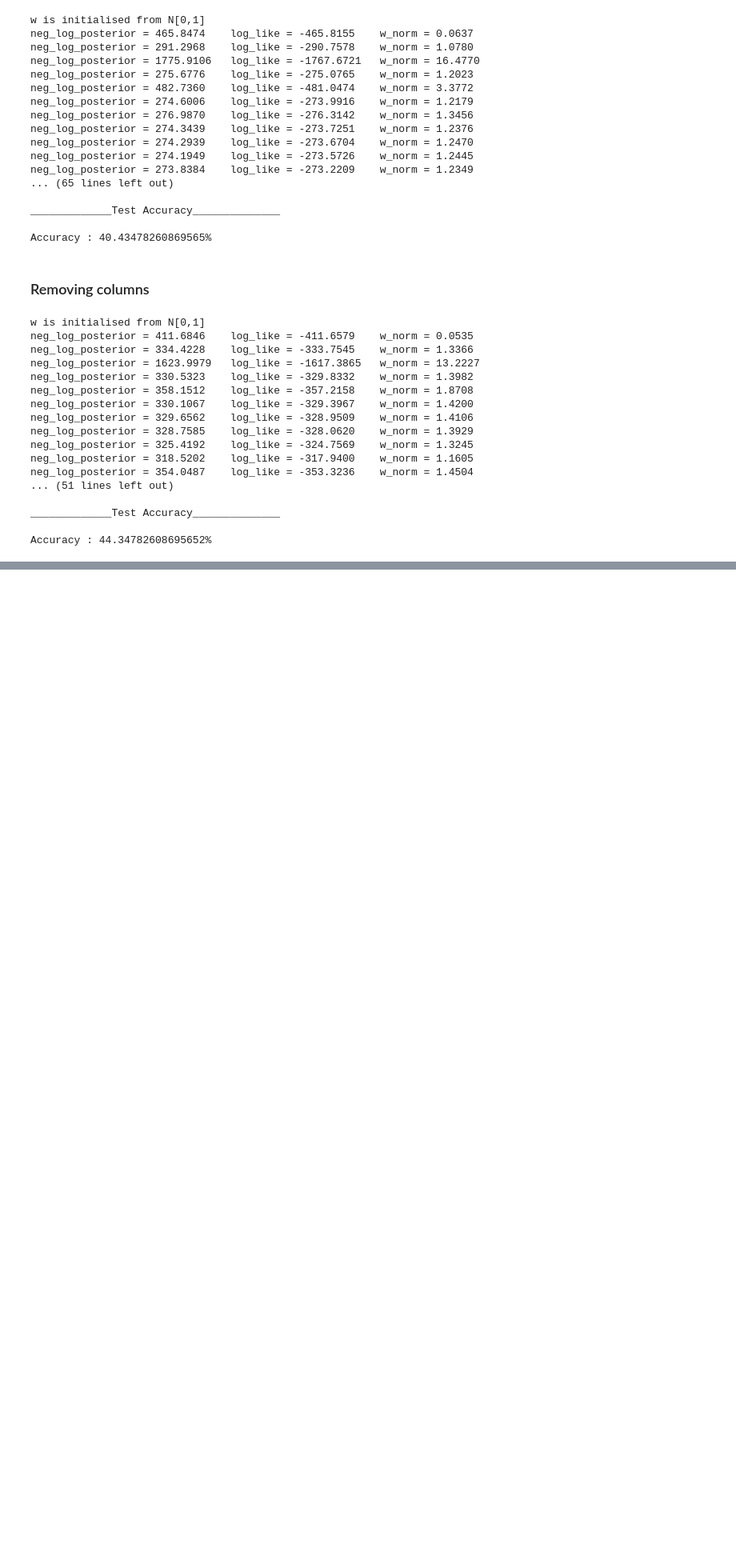
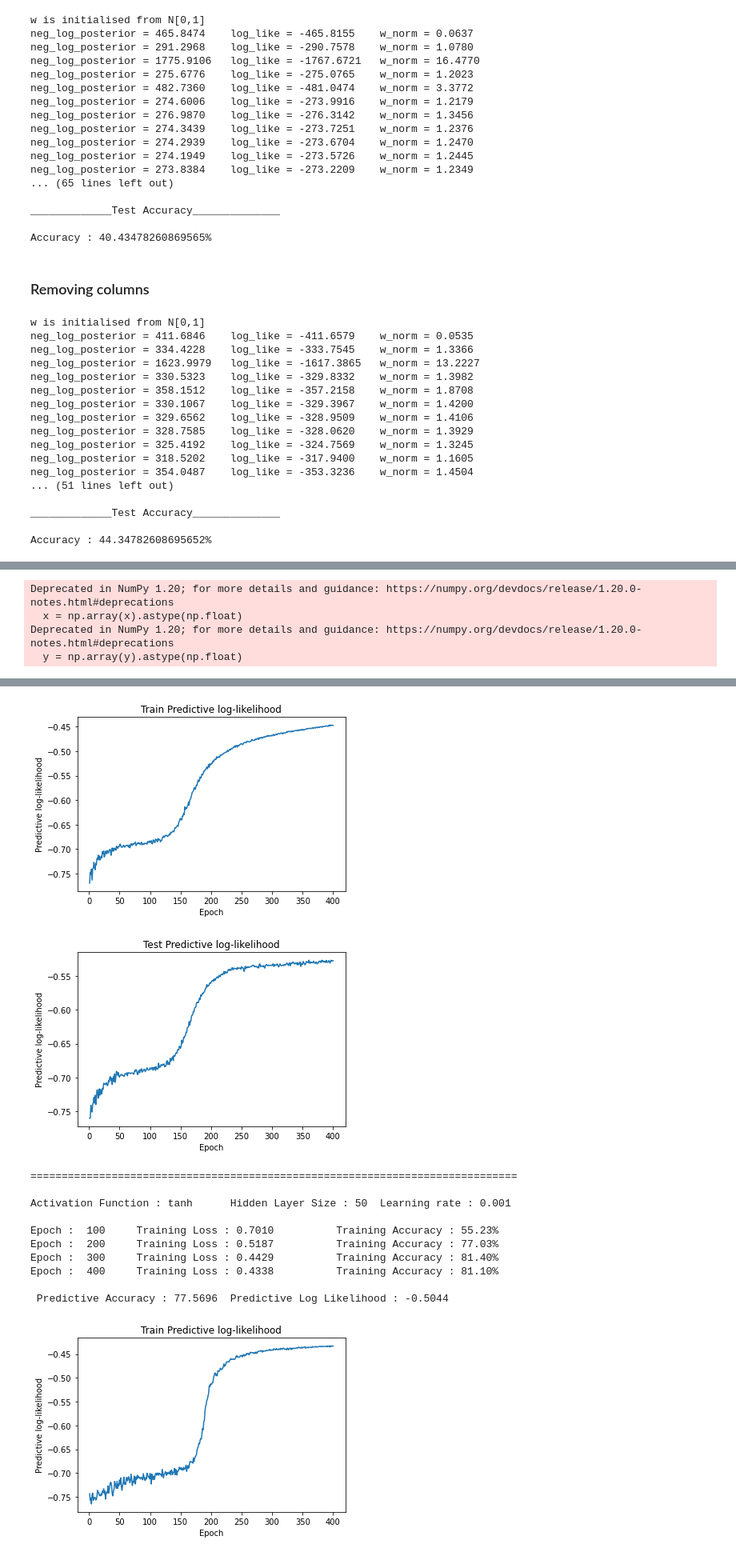
Before and after one commit to tgautam03/CS6190-ProbabilisticML, a Jupyter notebook: project/Heart_Failure.ipynb, the cells around one changed output, grey strips where cells are left out. Shown at 80% size. Saved outputs shown, nothing was run; the diff lists cells and outputs as text; code cells hidden in the pictures; blank space fills up the shorter version.

```diff
--- a/project/Heart_Failure.ipynb
+++ b/project/Heart_Failure.ipynb
@@ -508,0 +1187,59 @@ Accuracy : 44.34782608695652%
+# %%
+max_epoch       = 400
+workers         = 4
+train_batch_size= 900
+test_batch_size = 500
+log_iter        = 100
+
+TOLERANCE    = 1e-5
+input_dim    = 9
+n_class      = 2
+SAMPLES      = 100
+TEST_SAMPLES = 100
+
+device = torch.device("cuda" if torch.cuda.is_available() else "cpu")
+print(device)
+
+lr         = 0.001
+n_hidden   = 50
+activation = 'relu'
+
+train_filename= "heart_train.csv"
+test_filename = "heart_test.csv"
+
+train_data    = BankData(train_filename)
+train_loader  = torch.utils.data.DataLoader(dataset= train_data,  batch_size= train_batch_size, shuffle= True , num_workers = workers)
+
+test_data     = BankData(test_filename)
+test_loader   = torch.utils.data.DataLoader(dataset= test_data,  batch_size= test_batch_size, shuffle= False, num_workers = workers)
+n_hidden_val = [50]
+activation_val = ['relu', 'tanh']
+for activation in activation_val:
+    for n_hidden in n_hidden_val:
+        net = BayesianNetwork(n_hidden= n_hidden, activation= activation).to(device)
+        optimizer = torch.optim.Adam(net.parameters(), lr = lr)
+        print("\n\n==============================================================================\n")
+        print("Activation Function : {} \tHidden Layer Size : {} \tLearning rate : {}\n".format(activation, n_hidden, lr))
+        train_like = []
+        test_like = []
+        for epoch in range(1,max_epoch+1):
+            train(net, train_loader, optimizer, epoch)
+            train_like.append(predictive_log_likelihood(net, train_loader).cpu())
+            test_like.append(predictive_log_likelihood(net, test_loader).cpu())
+        pred_acc = predictive_accuracy(net, test_loader)
+        pred_like = predictive_log_likelihood(net, test_loader)
+        print("\n Predictive Accuracy : {:.4f} \tPredictive Log Likelihood : {:.4f}".format(pred_acc, pred_like))
+
+        plt.plot(np.arange(max_epoch)+1, train_like)
+        plt.title("Train Predictive log-likelihood")
+        plt.xlabel("Epoch")
+        plt.ylabel("Predictive log-likelihood")
+        plt.show()
+
+
+        plt.plot(np.arange(max_epoch) + 1, test_like)
+        plt.title("Test Predictive log-likelihood")
+        plt.xlabel("Epoch")
+        plt.ylabel("Predictive log-likelihood")
+        plt.show()
+# %% [output]
@@ -508,0 +1252,4 @@ Accuracy : 44.34782608695652%
+Deprecated in NumPy 1.20; for more details and guidance: https://numpy.org/devdocs/release/1.20.0-notes.html#deprecations
+  x = np.array(x).astype(np.float)
+Deprecated in NumPy 1.20; for more details and guidance: https://numpy.org/devdocs/release/1.20.0-notes.html#deprecations
+  y = np.array(y).astype(np.float)
@@ -508,0 +1262,13 @@ Accuracy : 44.34782608695652%
+[figure, added]
+[figure, added]
+==============================================================================
+
+Activation Function : tanh      Hidden Layer Size : 50  Learning rate : 0.001
+
+Epoch :  100     Training Loss : 0.7010          Training Accuracy : 55.23%
+Epoch :  200     Training Loss : 0.5187          Training Accuracy : 77.03%
+Epoch :  300     Training Loss : 0.4429          Training Accuracy : 81.40%
+Epoch :  400     Training Loss : 0.4338          Training Accuracy : 81.10%
+
+ Predictive Accuracy : 77.5696  Predictive Log Likelihood : -0.5044
+[figure, added]
```
Also changed, not shown: parts of 17 cells of this notebook, 5 other files.
